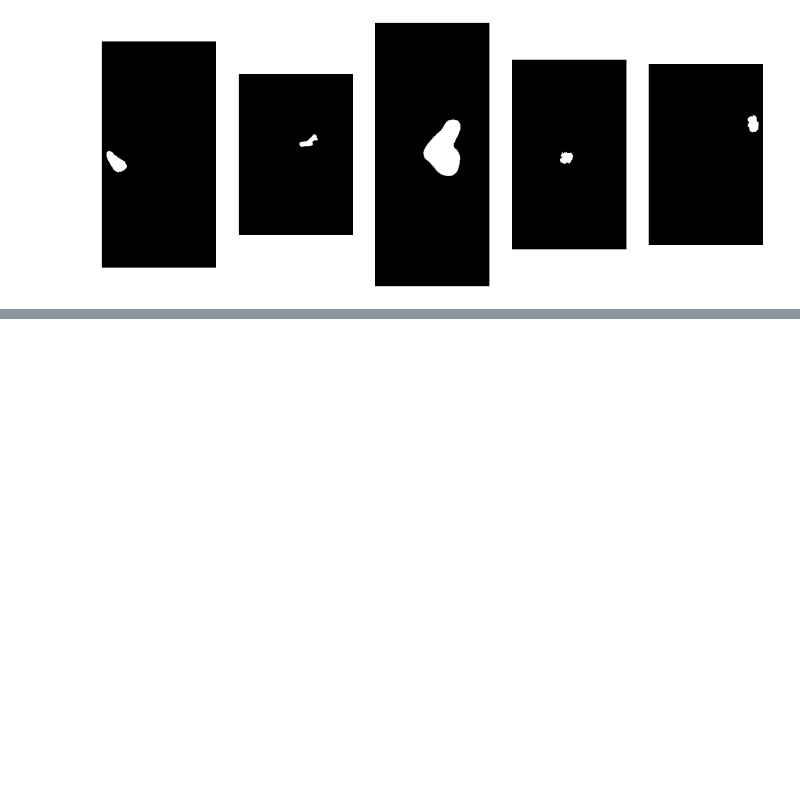
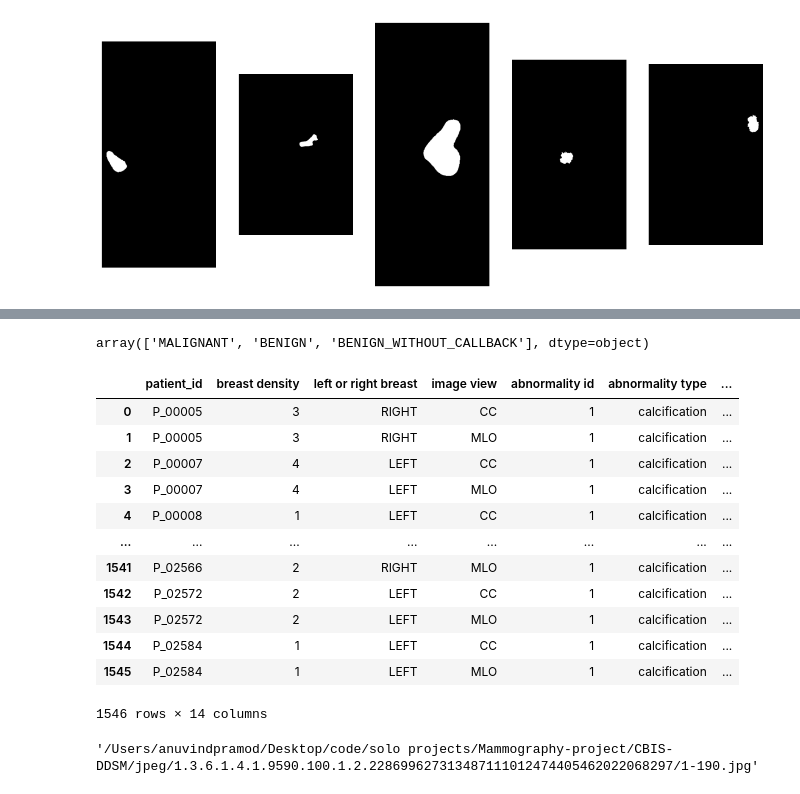
Before and after one commit to anuvindpramod/Mammography-prediction-model, a Jupyter notebook: preprocess.ipynb, the cells around one changed output, grey strips where cells are left out. Saved outputs shown, nothing was run; the diff lists cells and outputs as text; code cells hidden in the pictures; blank space fills up the shorter version.

```diff
--- a/preprocess.ipynb
+++ b/preprocess.ipynb
@@ -136,0 +238,4 @@ plot_samples(roi_mask)
+# %%
+mass_train.pathology.unique()
+# %% [output]
+array(['MALIGNANT', 'BENIGN', 'BENIGN_WITHOUT_CALLBACK'], dtype=object)
@@ -136,0 +244,3 @@ plot_samples(roi_mask)
+# %%
+cal_train=pd.read_csv('/Users/anuvindpramod/Desktop/code/solo projects/Mammography-project/CBIS-DDSM/csv/calc_case_description_train_set.csv')
+cal_test=pd.read_csv('/Users/anuvindpramod/Desktop/code/solo projects/Mammography-project/CBIS-DDSM/csv/calc_case_description_test_set.csv')
@@ -136,0 +250,20 @@ plot_samples(roi_mask)
+# %%
+cal_train
+# %% [output]
+|  | patient_id | breast density | left or right breast | image view | abnormality id | abnormality type | ... |
+| 0 | P_00005 | 3 | RIGHT | CC | 1 | calcification | ... |
+| 1 | P_00005 | 3 | RIGHT | MLO | 1 | calcification | ... |
+| 2 | P_00007 | 4 | LEFT | CC | 1 | calcification | ... |
+| 3 | P_00007 | 4 | LEFT | MLO | 1 | calcification | ... |
+| 4 | P_00008 | 1 | LEFT | CC | 1 | calcification | ... |
+| ... | ... | ... | ... | ... | ... | ... | ... |
+| 1541 | P_02566 | 2 | RIGHT | MLO | 1 | calcification | ... |
+| 1542 | P_02572 | 2 | LEFT | CC | 1 | calcification | ... |
+| 1543 | P_02572 | 2 | LEFT | MLO | 1 | calcification | ... |
+| 1544 | P_02584 | 1 | LEFT | CC | 1 | calcification | ... |
+| 1545 | P_02584 | 1 | LEFT | MLO | 1 | calcification | ... |
+1546 rows × 14 columns
+# %%
+cal_train.iloc[2,11]
+# %% [output]
+'/Users/anuvindpramod/Desktop/code/solo projects/Mammography-project/CBIS-DDSM/jpeg/1.3.6.1.4.1.9590.100.1.2.228699627313487111012474405462022068297/1-190.jpg'
```
Also changed, not shown: parts of 12 cells of this notebook, 3 other files.
